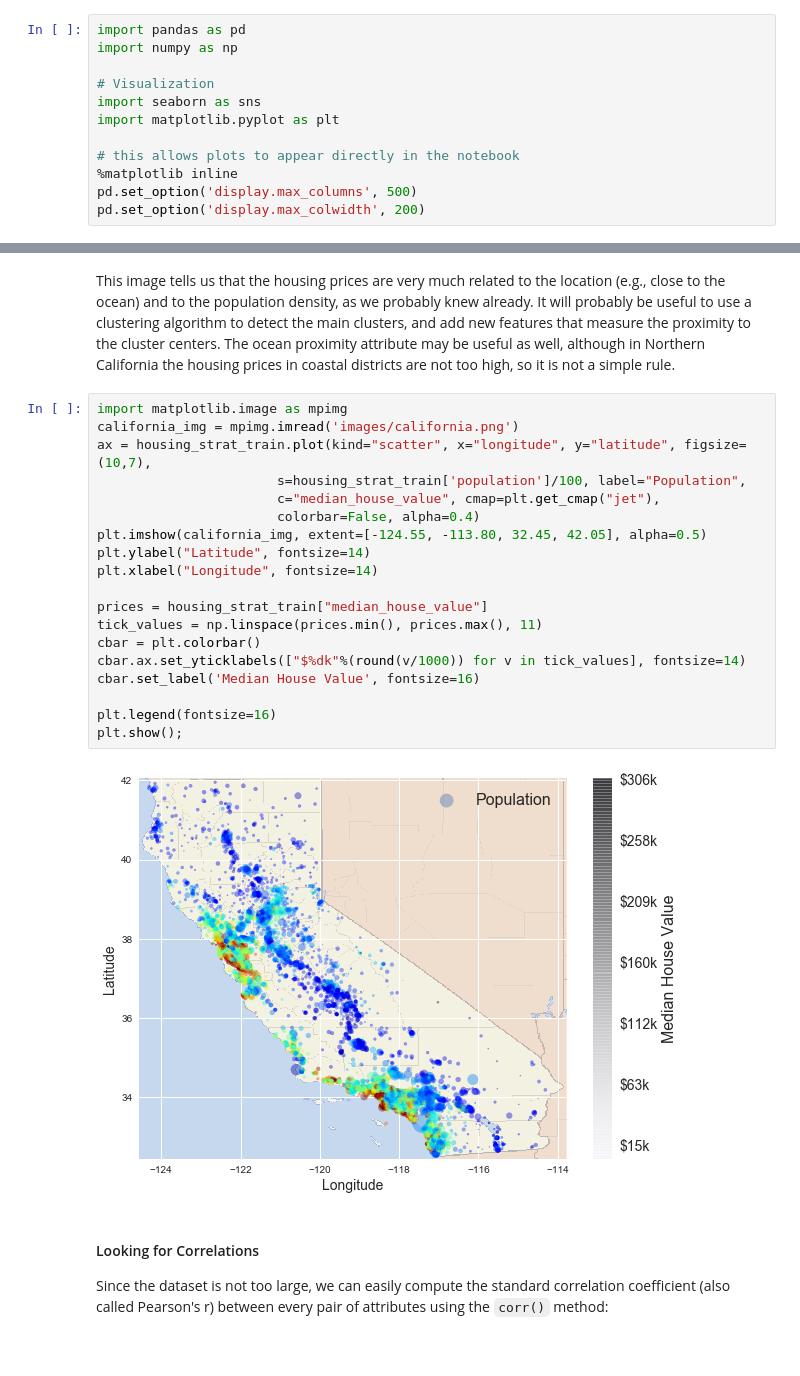
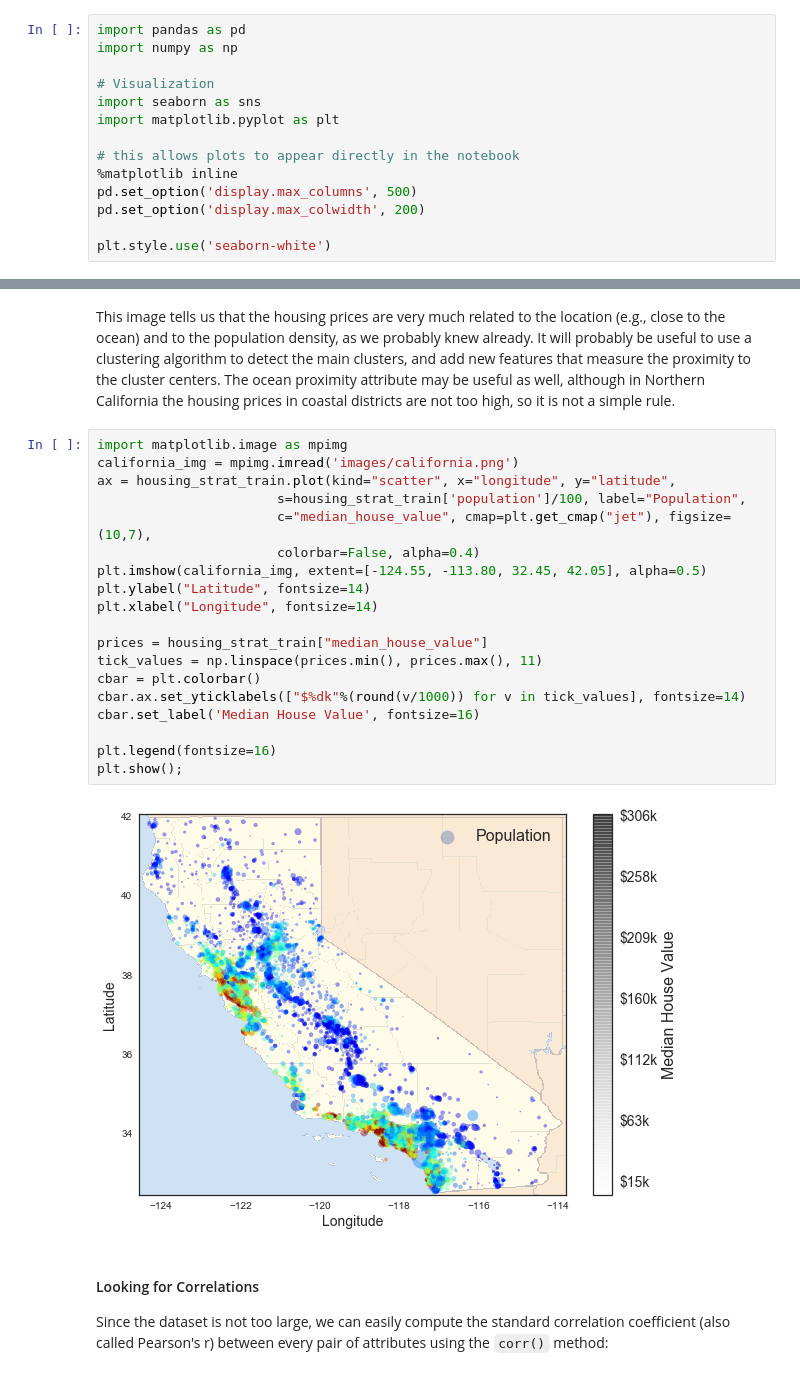
Before and after one commit to LinuxAI-PKU/ml-workspace, a Jupyter notebook: housing-price-prediction-regression/housing-price-prediction-regression.ipynb, the cells around one changed output, grey strips where cells are left out. Cells and saved outputs as stored; diff of their text form.

```diff
--- a/housing-price-prediction-regression/housing-price-prediction-regression.ipynb
+++ b/housing-price-prediction-regression/housing-price-prediction-regression.ipynb
@@ -24,6 +24,8 @@ import matplotlib.pyplot as plt
 %matplotlib inline
 pd.set_option('display.max_columns', 500)
 pd.set_option('display.max_colwidth', 200)
+
+plt.style.use('seaborn-white')
 # %%
 # to make this notebook's output stable across runs
 np.random.seed(42)
@@ -320,24 +326,24 @@ This image tells us that the housing prices are very much related to the locatio
 # %%
 import matplotlib.image as mpimg
 california_img = mpimg.imread('images/california.png')
-ax = housing_strat_train.plot(kind="scatter", x="longitude", y="latitude", figsize=(10,7),
+ax = housing_strat_train.plot(kind="scatter", x="longitude", y="latitude",
                        s=housing_strat_train['population']/100, label="Population",
-                       c="median_house_value", cmap=plt.get_cmap("jet"),
+                       c="median_house_value", cmap=plt.get_cmap("jet"), figsize=(10,7),
                        colorbar=False, alpha=0.4)
 plt.imshow(california_img, extent=[-124.55, -113.80, 32.45, 42.05], alpha=0.5)
 plt.ylabel("Latitude", fontsize=14)
 plt.xlabel("Longitude", fontsize=14)
 
 prices = housing_strat_train["median_house_value"]
 tick_values = np.linspace(prices.min(), prices.max(), 11)
 cbar = plt.colorbar()
 cbar.ax.set_yticklabels(["$%dk"%(round(v/1000)) for v in tick_values], fontsize=14)
 cbar.set_label('Median House Value', fontsize=16)
 
 plt.legend(fontsize=16)
 plt.show();
 # %% [output]
-[figure, old version]
+[figure, new version]
 # %% [markdown]
 #### Looking for Correlations
 Since the dataset is not too large, we can easily compute the standard correlation coefficient (also called Pearson's r) between every pair of attributes using the `corr()` method:
```
Also changed, not shown: parts of 19 cells of this notebook.
